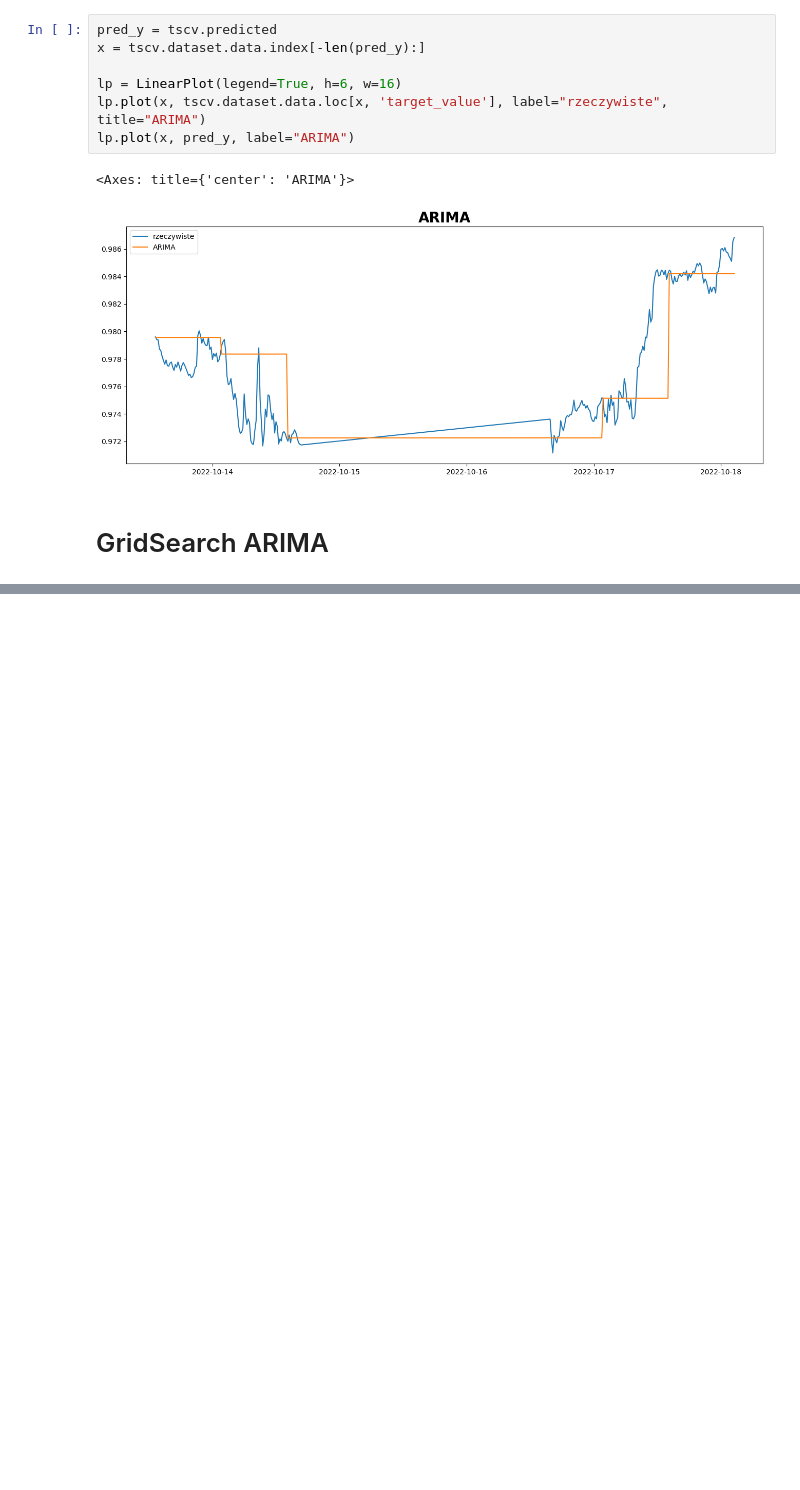
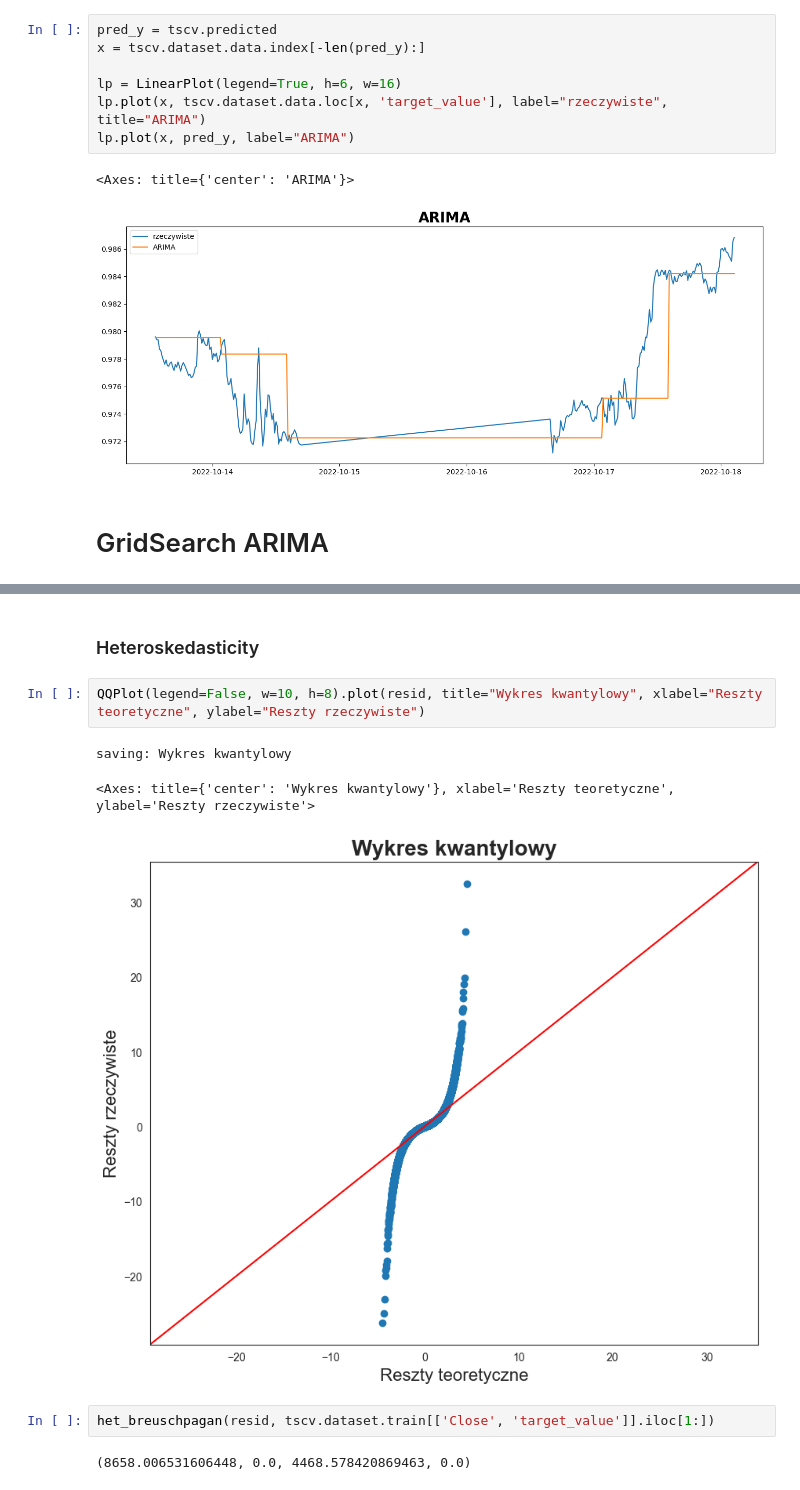
Before and after one commit to sebastiansukiennik01/ForexForecasting, a Jupyter notebook: chapter_3_4.ipynb, the cells around one changed output, grey strips where cells are left out. Cells and saved outputs as stored; diff of their text form; blank space fills up the shorter version.

```diff
--- a/chapter_3_4.ipynb
+++ b/chapter_3_4.ipynb
@@ -124,0 +197,12 @@ FileNotFoundError: [Errno 2] No such file or directory: 'ARIMA_4553158272.csv'
+# %% [markdown]
+### Heteroskedasticity
+# %%
+QQPlot(legend=False, w=10, h=8).plot(resid, title="Wykres kwantylowy", xlabel="Reszty teoretyczne", ylabel="Reszty rzeczywiste")
+# %% [output]
+saving: Wykres kwantylowy
+<Axes: title={'center': 'Wykres kwantylowy'}, xlabel='Reszty teoretyczne', ylabel='Reszty rzeczywiste'>
+[figure, added]
+# %%
+het_breuschpagan(resid, tscv.dataset.train[['Close', 'target_value']].iloc[1:])
+# %% [output]
+(8658.006531606448, 0.0, 4468.578420869463, 0.0)
```
Also changed, not shown: parts of 21 cells of this notebook, 1 other file.
